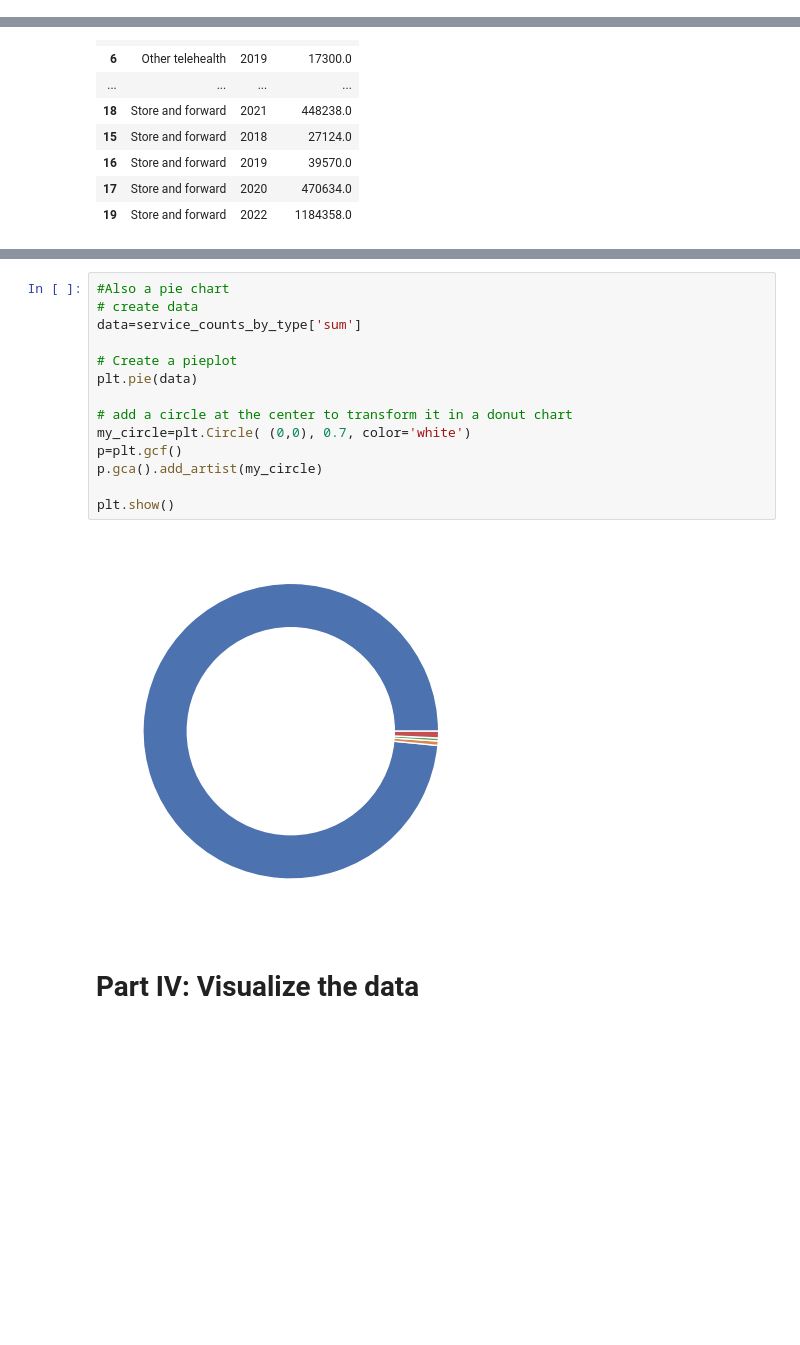
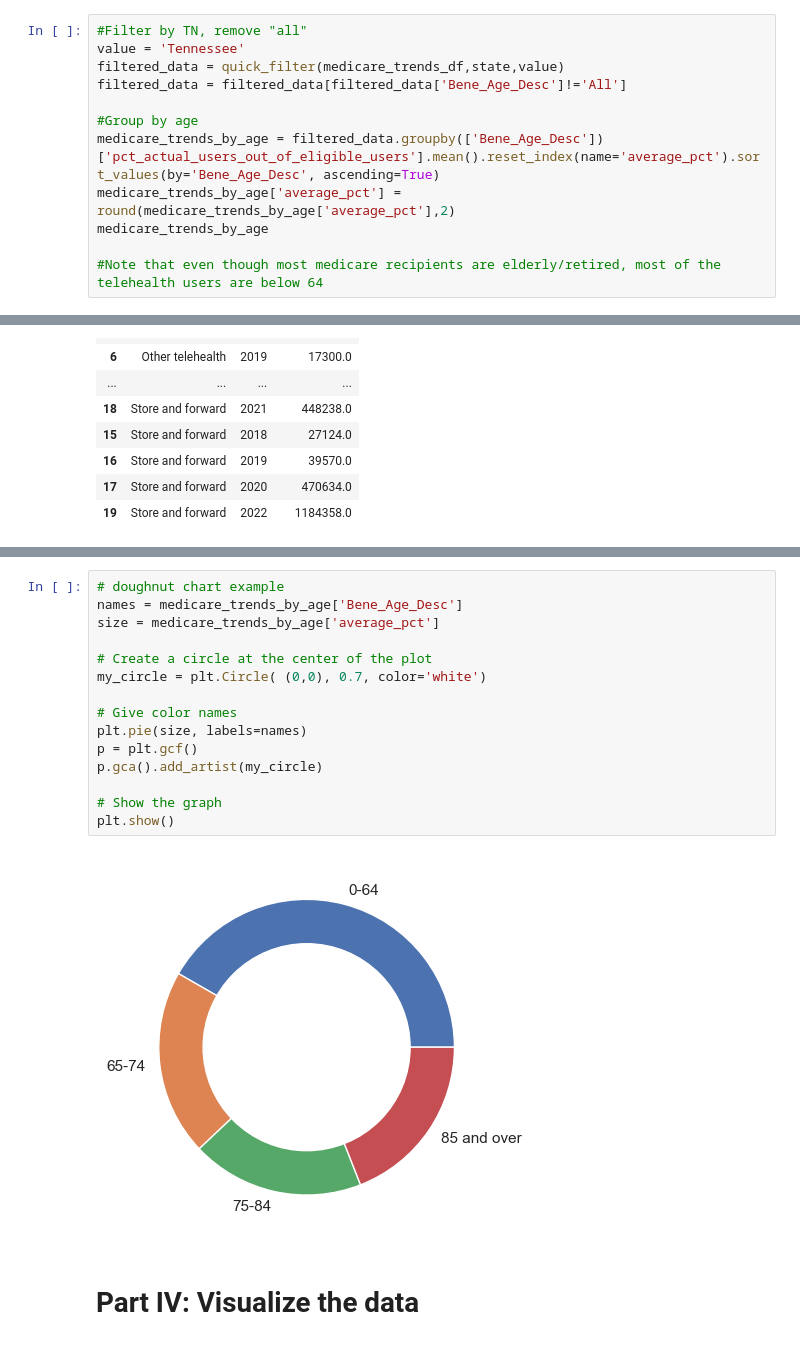
Before and after one commit to MQuarles2012/Telehealth_Analysis, a Jupyter notebook: Capstone Notebook.ipynb, the cells around one changed output, grey strips where cells are left out. Drawn from its saved outputs; the diff is of its cells as text; blank space fills up the shorter version.

Commit message:
finished charts for each medicare variable

```diff
--- a/Capstone Notebook.ipynb
+++ b/Capstone Notebook.ipynb
@@ -304,0 +319,12 @@ plt.show()
+# %%
+#Filter by TN, remove "all"
+value = 'Tennessee'
+filtered_data = quick_filter(medicare_trends_df,state,value)
+filtered_data = filtered_data[filtered_data['Bene_Age_Desc']!='All']
+
+#Group by age
+medicare_trends_by_age = filtered_data.groupby(['Bene_Age_Desc'])['pct_actual_users_out_of_eligible_users'].mean().reset_index(name='average_pct').sort_values(by='Bene_Age_Desc', ascending=True)
+medicare_trends_by_age['average_pct'] = round(medicare_trends_by_age['average_pct'],2)
+medicare_trends_by_age
+
+#Note that even though most medicare recipients are elderly/retired, most of the telehealth users are below 64
@@ -365,19 +487,20 @@ plt.show()
 # %%
-#Also a pie chart
-# create data
-data=service_counts_by_type['sum']
+# doughnut chart example
+names = medicare_trends_by_age['Bene_Age_Desc']
+size = medicare_trends_by_age['average_pct']
 
-# Create a pieplot
-plt.pie(data)
+# Create a circle at the center of the plot
+my_circle = plt.Circle( (0,0), 0.7, color='white')
 
-# add a circle at the center to transform it in a donut chart
-my_circle=plt.Circle( (0,0), 0.7, color='white')
-p=plt.gcf()
+# Give color names
+plt.pie(size, labels=names)
+p = plt.gcf()
 p.gca().add_artist(my_circle)
 
+# Show the graph
 plt.show()
 # %% [output]
-[figure, old version]
+[figure, new version]
 # %% [markdown]
 # Part IV: Visualize the data
 # %%
```
Also changed, not shown: parts of 18 cells of this notebook, 1 other file.
